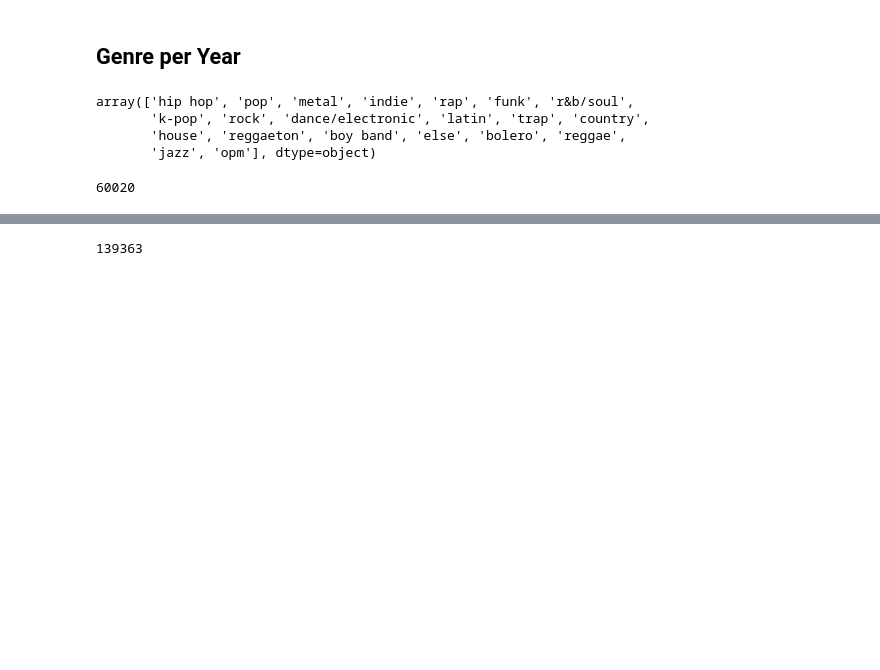
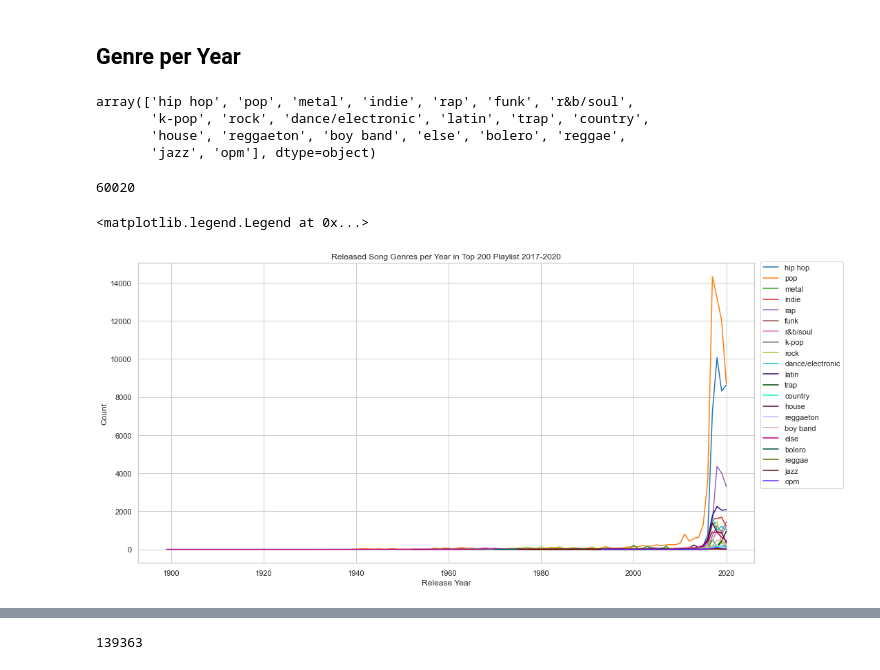
Before and after one commit to MaxiTrien/spotify-data-science-project, a Jupyter notebook: spotify-songs-eda-week1.ipynb, the cells around one changed output, grey strips where cells are left out. Saved outputs shown, nothing was run; the diff lists cells and outputs as text; code cells hidden in the pictures; blank space fills up the shorter version.

```diff
--- a/spotify-songs-eda-week1.ipynb
+++ b/spotify-songs-eda-week1.ipynb
@@ -632,4 +633,21 @@ x = df[df['genre'] == 'pop']['release_year'].value_counts() # .plot(x= 'release_
 x.sum()
 # %% [output]
 60020
+# %%
+# All genres from 1940 to 2020; ignore
+plt.figure(figsize=(16, 8))
+palette = sns.color_palette(cc.glasbey_category10, n_colors=25)
+sns.set_palette(palette)
+sns.set_style('whitegrid')
+for genre in df['genre'].unique():
+    y = df[df['genre'] == genre]['release_year'].value_counts()
+    ax= sns.lineplot(data = y,label=genre)
+
+ax.set_ylabel('Count')
+ax.set_xlabel('Release Year')
+ax.set_title('Released Song Genres per Year in Top 200 Playlist 2017-2020')
+ax.legend(loc=(1.01,0.25))
+# %% [output]
+<matplotlib.legend.Legend at 0x...>
+[figure, added]
 # %%
```
Also changed, not shown: parts of 24 cells of this notebook, 2 other files.
